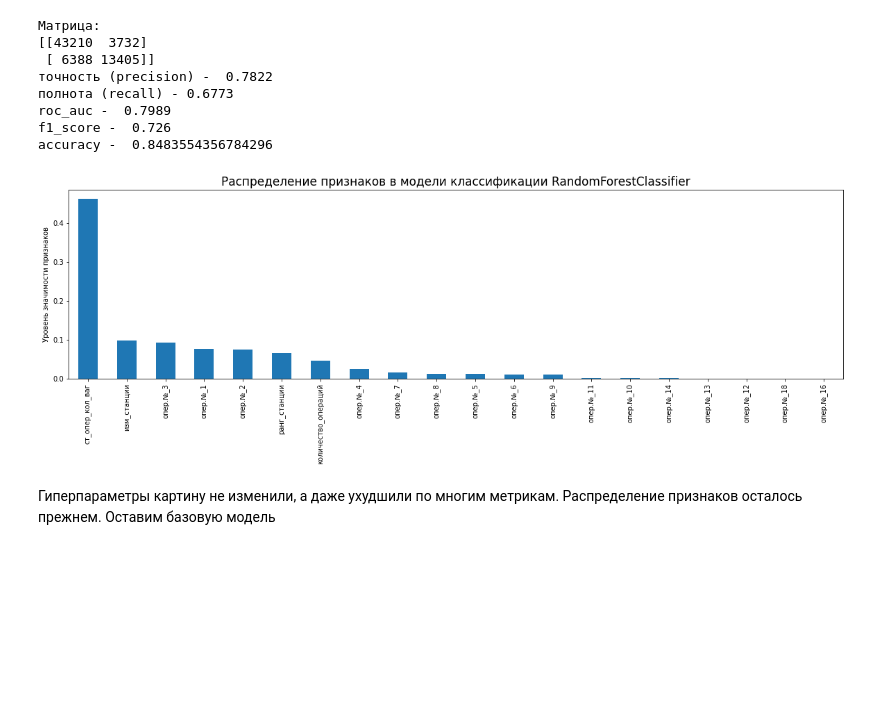
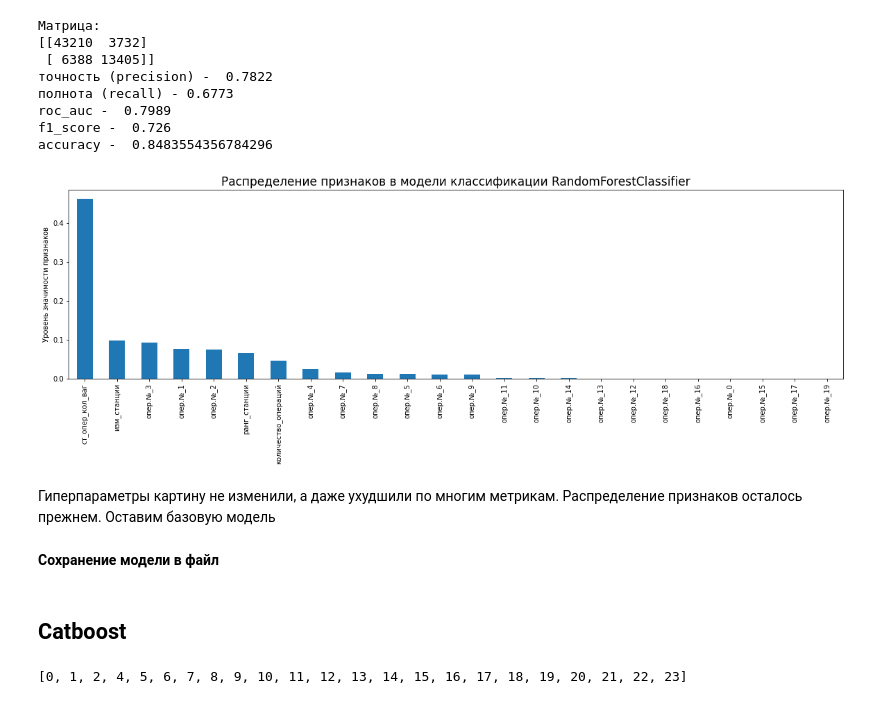
Before and after one commit to NataliaKolesnik/Intergalactic_hackathon, a Jupyter notebook: 3_RZD_predictions.ipynb, the cells around one changed output. Drawn from its saved outputs; the diff is of its cells as text; code cells hidden in the pictures; blank space fills up the shorter version.

```diff
--- a/3_RZD_predictions.ipynb
+++ b/3_RZD_predictions.ipynb
@@ -18,12 +44,12 @@ from sklearn.metrics import confusion_matrix, precision_score, recall_score, roc
 
 from google.colab import drive
 drive.mount('/content/drive')
-path = '/content/drive/MyDrive/RZD'
+path = '/content/drive/MyDrive/RZD/'
 # %% [output]
 Drive already mounted at /content/drive; to attempt to forcibly remount, call drive.mount("/content/drive", force_remount=True).
 # %%
 # Датасет, полученный на этапе анализа, в которм отобраны только операции, удовлетворяющие нашим условиям
-data = pd.read_csv(path + '/data_34.csv')
+data = pd.read_csv(path + 'data_34.csv')
 # %%
 data
 # %% [output]
@@ -230,13 +277,15 @@ accuracy -  0.8483554356784296
 # %%
 RF_feaches = pd.Series(clf_RFC.feature_importances_)
 RF_feaches.index = X.columns
 RF_feaches = RF_feaches.sort_values(ascending=False)
 
-RF_feaches[:i].plot.bar(figsize=(20,5))
+RF_feaches.plot.bar(figsize=(20,5))
 plt.ylabel('Уровень значимости признаков')
 plt.title('Распределение признаков в модели классификации RandomForestClassifier', fontsize = 17)
 plt.show()
 # %% [output]
-[figure, old version]
+[figure, new version]
 # %% [markdown]
 Гиперпараметры картину не изменили, а даже ухудшили по многим метрикам. Распределение признаков осталось прежнем. Оставим базовую модель
+# %% [markdown]
+**Сохранение модели в файл**
@@ -242,0 +298,2 @@ plt.show()
+# %% [markdown]
+## Catboost
@@ -242,0 +310,9 @@ plt.show()
+# %%
+# Catboost необходимо сказать, какие признаки категориальные - сделаем массив с индексами категориальных фичей
+# В нашем датасете это все, кроме 'ст_опер_кол_ваг' - индекс 3
+cat_features = list(range(0, X.shape[1])) # Датасет X - без targetа
+if 3 in cat_features:
+    cat_features.remove(3)
+print(cat_features)
+# %% [output]
+[0, 1, 2, 4, 5, 6, 7, 8, 9, 10, 11, 12, 13, 14, 15, 16, 17, 18, 19, 20, 21, 22, 23]
```
Also changed, not shown: parts of 26 cells of this notebook.
